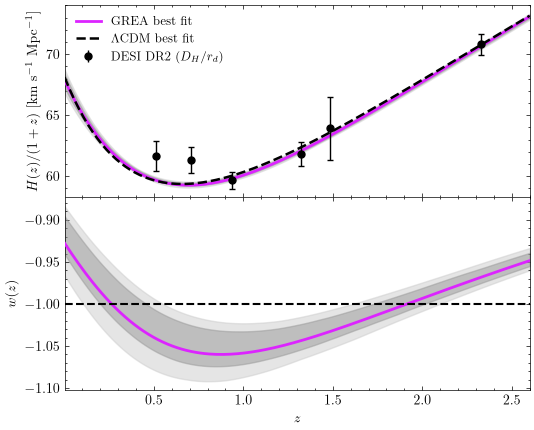
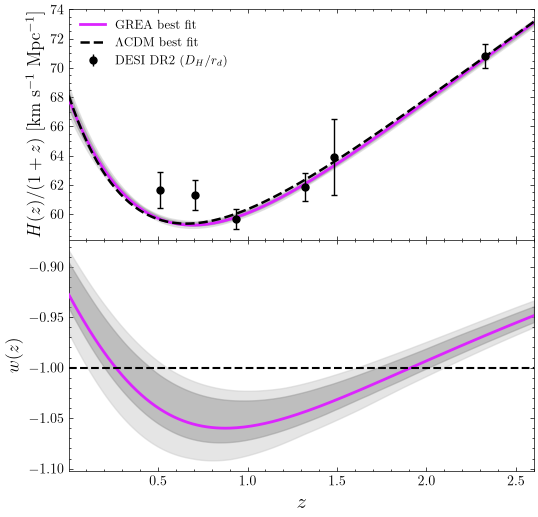
The change to this notebook cell's code, shown as a diff; its figure went from the first image to the second:
--- before
+++ after
@@ -1,4 +1,4 @@
 fig, (ax1, ax2) = plt.subplots(
-    2, 1, figsize=(6., 5.), sharex=True,
+    2, 1, figsize=(6., 6.), sharex=True,
     gridspec_kw={"height_ratios": [1., 1], "hspace": 0.0},
 )
@@ -24,5 +24,5 @@
              label=r"DESI DR2 ($D_H/r_d$)")  # single legend entry
 
-ax1.set_ylabel(r"$H(z)/(1+z)$  [km s$^{-1}$ Mpc$^{-1}$]")
+ax1.set_ylabel(r"$H(z)/(1+z)$  [km s$^{-1}$ Mpc$^{-1}$]", fontsize=13)
 ax1.legend(loc="upper left", fontsize=9)
 # ax1.grid(alpha=0.3)
@@ -34,6 +34,6 @@
 ax2.plot(Z_GRID, grea_bf_curves["w"], color="#DC24FF", lw=2, zorder=3)
 ax2.axhline(-1.0, color="k", lw=1.5, ls="--", zorder=3)
-ax2.set_ylabel(r"$w(z)$")
-ax2.set_xlabel(r"$z$")
+ax2.set_ylabel(r"$w(z)$", fontsize=13)
+ax2.set_xlabel(r"$z$", fontsize=15)
 # ax2.grid(alpha=0.3)
 ax2.set_xlim(Z_GRID[0], Z_GRID[-1])

Commit: Added reconstruction plots